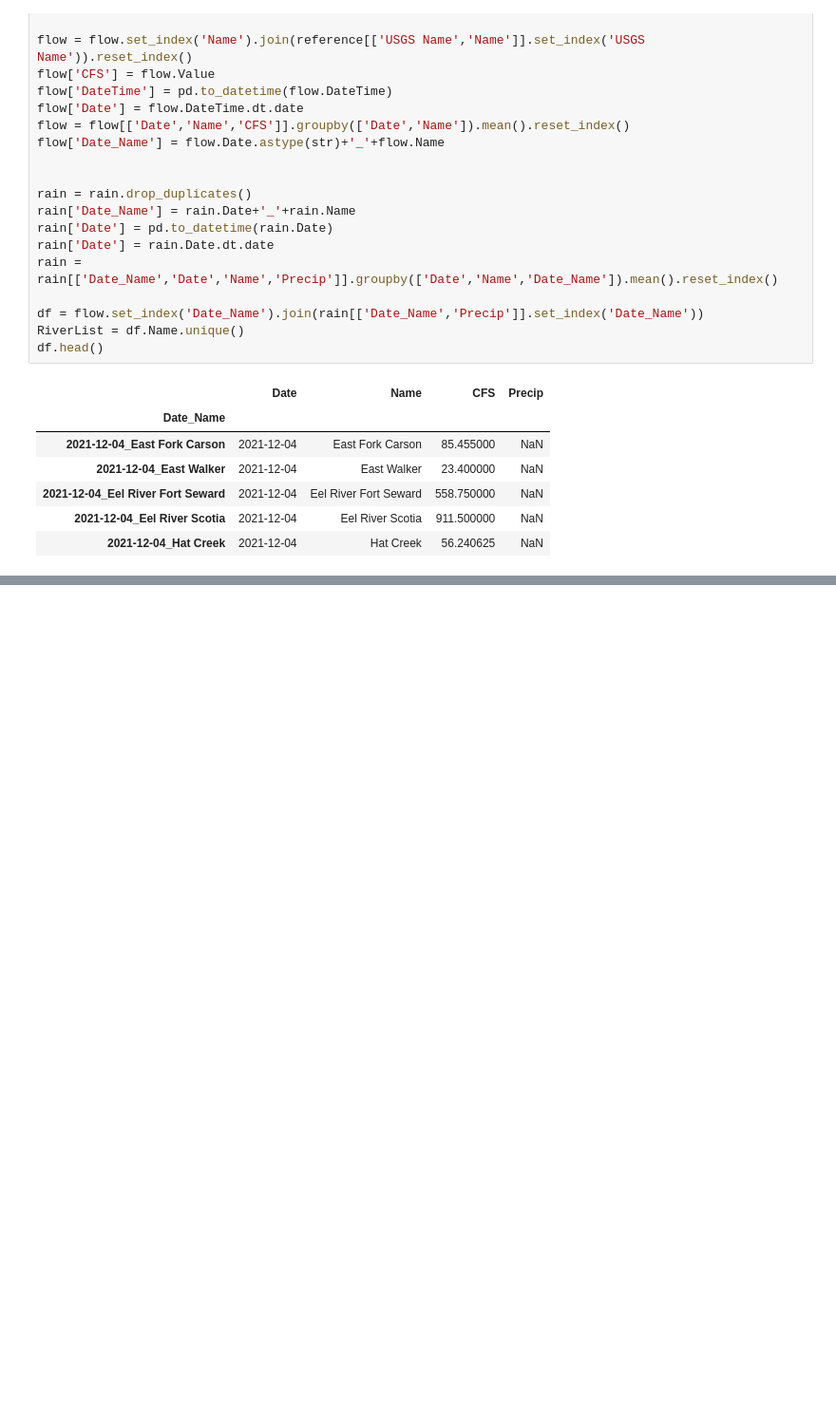
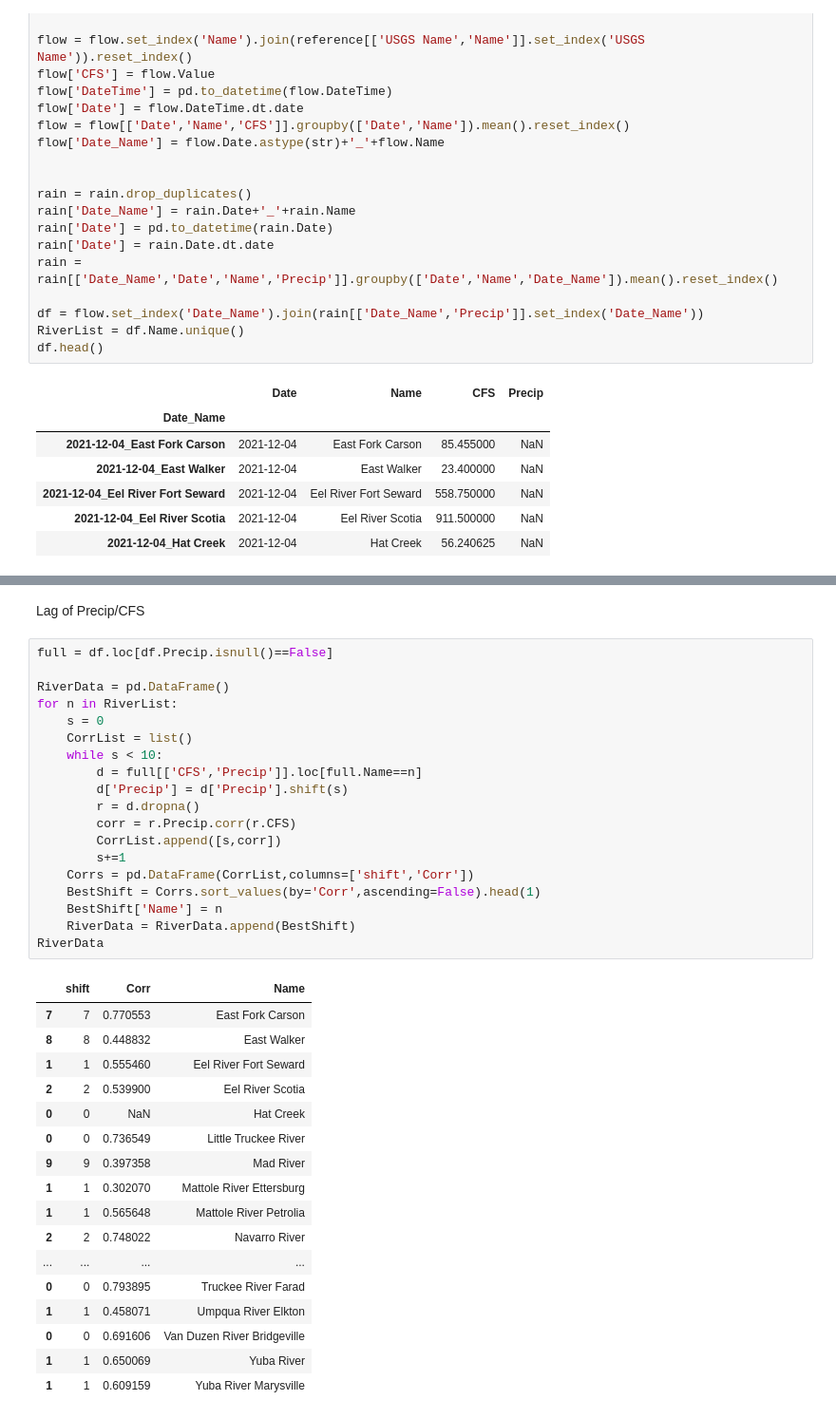
Before and after one commit to Pippeys/River_Data, a Jupyter notebook: Analysis.ipynb, the cells around one changed output, grey strips where cells are left out. Shown: that part at 95% size. Drawn from its saved outputs; the diff is of its cells as text; blank space fills up the shorter version.

```diff
--- a/Analysis.ipynb
+++ b/Analysis.ipynb
@@ -86,0 +88,39 @@ sns.lineplot(data=rainflows,x='Date',y='Precip',color='g',ax=ax2)
+# %% [markdown]
+Lag of Precip/CFS
+# %%
+full = df.loc[df.Precip.isnull()==False]
+
+RiverData = pd.DataFrame()
+for n in RiverList:
+    s = 0
+    CorrList = list()
+    while s < 10:
+        d = full[['CFS','Precip']].loc[full.Name==n]
+        d['Precip'] = d['Precip'].shift(s)
+        r = d.dropna()
+        corr = r.Precip.corr(r.CFS)
+        CorrList.append([s,corr])
+        s+=1
+    Corrs = pd.DataFrame(CorrList,columns=['shift','Corr'])
+    BestShift = Corrs.sort_values(by='Corr',ascending=False).head(1)
+    BestShift['Name'] = n
+    RiverData = RiverData.append(BestShift)
+RiverData
+# %% [output]
+|  | shift | Corr | Name |
+| 7 | 7 | 0.770553 | East Fork Carson |
+| 8 | 8 | 0.448832 | East Walker |
+| 1 | 1 | 0.555460 | Eel River Fort Seward |
+| 2 | 2 | 0.539900 | Eel River Scotia |
+| 0 | 0 | NaN | Hat Creek |
+| 0 | 0 | 0.736549 | Little Truckee River |
+| 9 | 9 | 0.397358 | Mad River |
+| 1 | 1 | 0.302070 | Mattole River Ettersburg |
+| 1 | 1 | 0.565648 | Mattole River Petrolia |
+| 2 | 2 | 0.748022 | Navarro River |
+| ... | ... | ... | ... |
+| 0 | 0 | 0.793895 | Truckee River Farad |
+| 1 | 1 | 0.458071 | Umpqua River Elkton |
+| 0 | 0 | 0.691606 | Van Duzen River Bridgeville |
+| 1 | 1 | 0.650069 | Yuba River |
+| 1 | 1 | 0.609159 | Yuba River Marysville |
```
Also changed, not shown: parts of 3 cells of this notebook, 7 other files.
